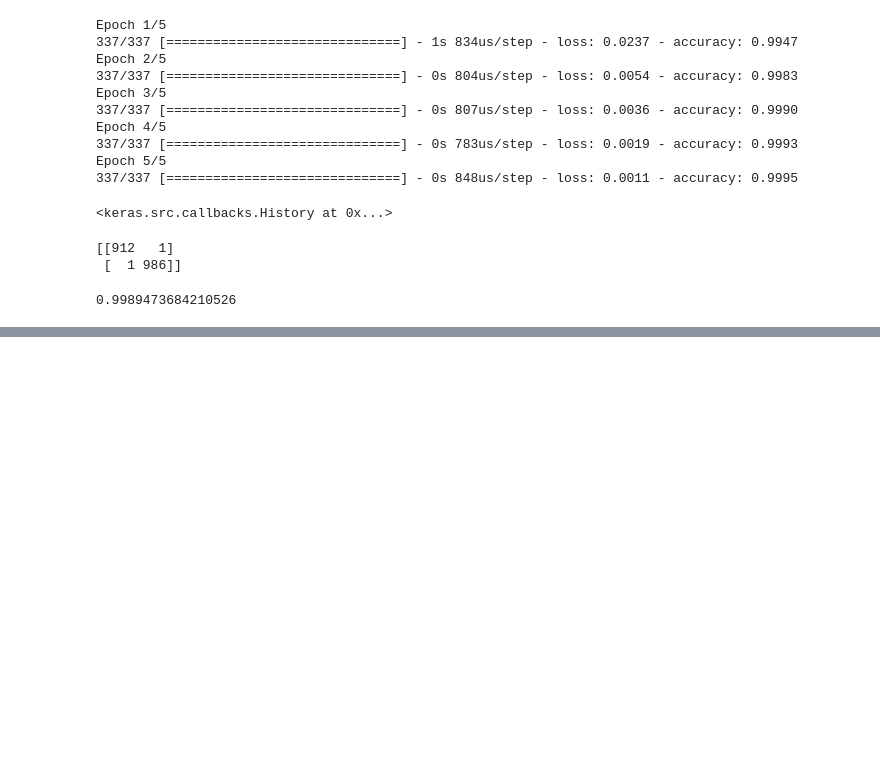
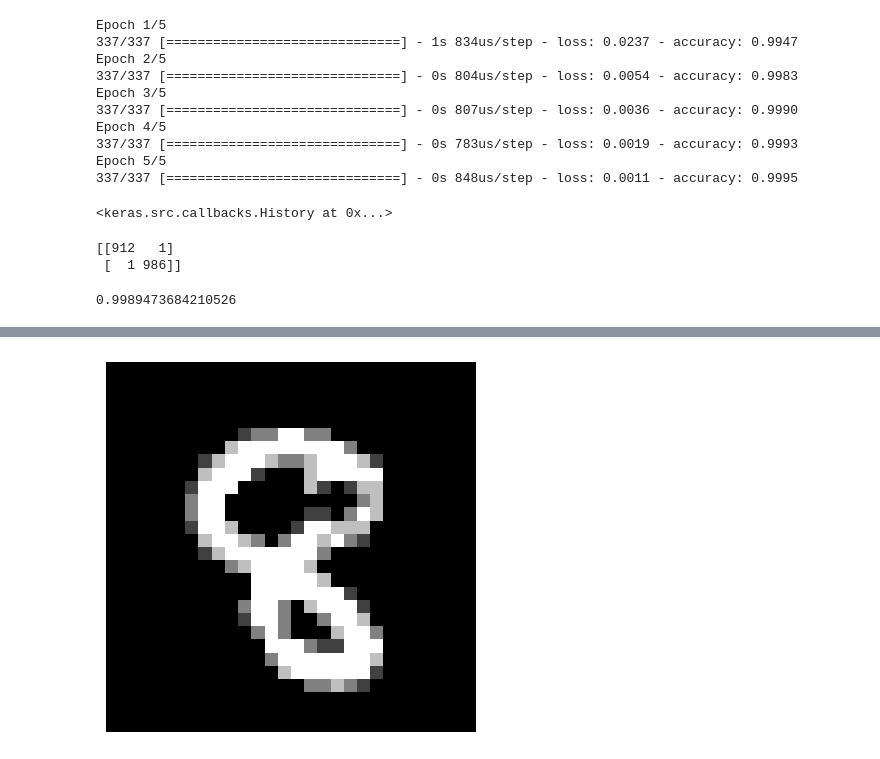
Before and after one commit to ErtugrulDay/Data-Analysis, a Jupyter notebook: 2yapay_zeka.ipynb, the cells around one changed output, grey strips where cells are left out. Saved outputs shown, nothing was run; the diff lists cells and outputs as text; code cells hidden in the pictures; blank space fills up the shorter version.

```diff
--- a/2yapay_zeka.ipynb
+++ b/2yapay_zeka.ipynb
@@ -1237,0 +1319,8 @@ accuracy_score(y_test,y_pred)
+# %%
+img=x_data.iloc[2002].values
+img=img.reshape((img_dim,img_dim))
+plt.imshow(img,cmap="gray")
+plt.axis("off")
+plt.show()
+# %% [output]
+[figure, added]
```
Also changed, not shown: parts of 26 cells of this notebook.
